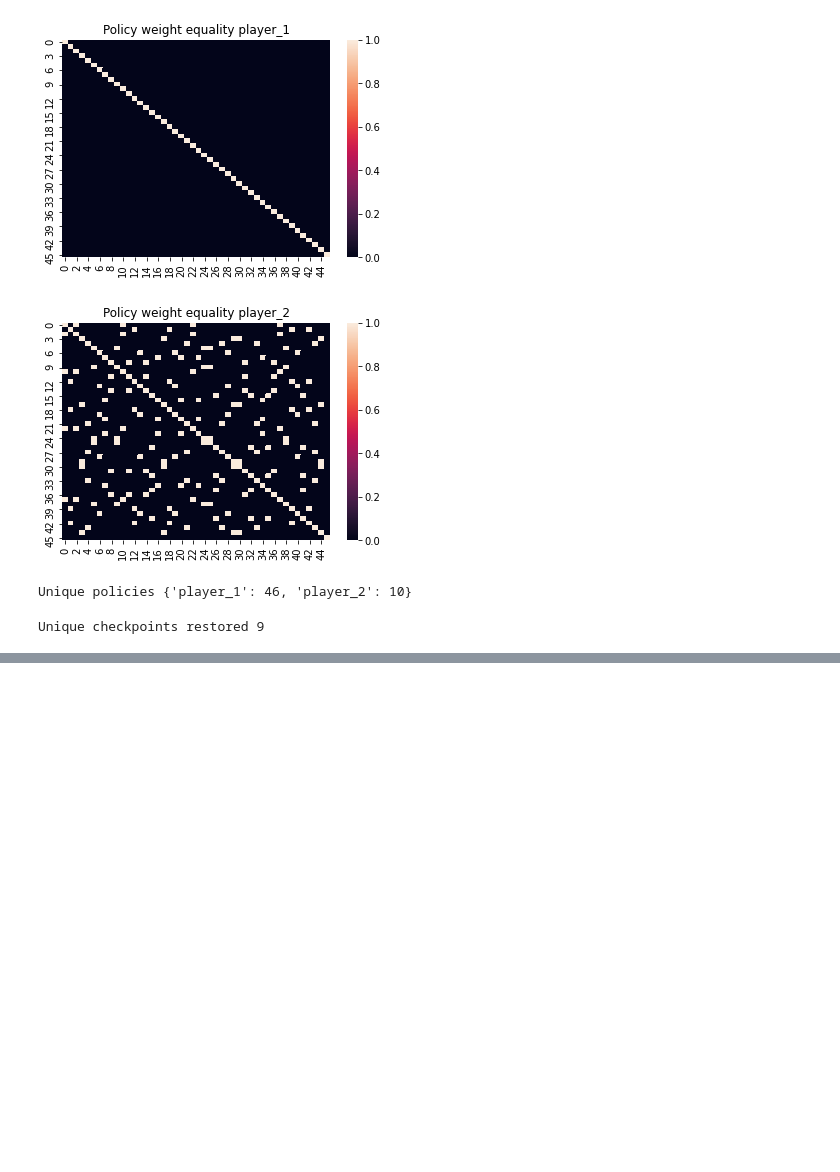
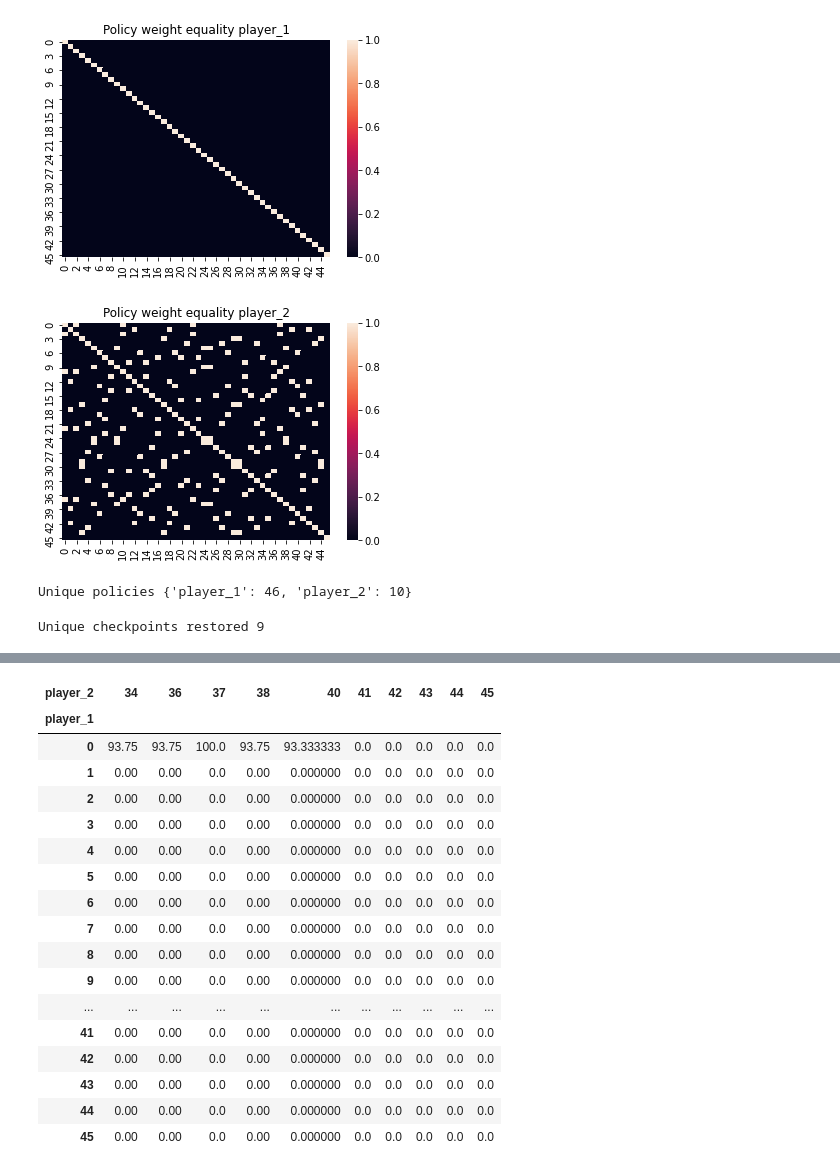
Before and after one commit to HumanCompatibleAI/better-adversarial-defenses, a Jupyter notebook: ap_rllib_experiment_analysis/youshallnotpass_rllib-analysis-eval.ipynb, the cells around one changed output, grey strips where cells are left out. Cells and saved outputs as stored; diff of their text form; code cells hidden in the pictures; blank space fills up the shorter version.

```diff
--- a/ap_rllib_experiment_analysis/youshallnotpass_rllib-analysis-eval.ipynb
+++ b/ap_rllib_experiment_analysis/youshallnotpass_rllib-analysis-eval.ipynb
@@ -335,0 +367,21 @@ eval_data
+# %%
+df_pivot
+# %% [output]
+| player_2 | 34 | 36 | 37 | 38 | 40 | 41 | 42 | 43 | 44 | 45 |
+| player_1 |  |  |  |  |  |  |  |  |  |  |
+| 0 | 93.75 | 93.75 | 100.0 | 93.75 | 93.333333 | 0.0 | 0.0 | 0.0 | 0.0 | 0.0 |
+| 1 | 0.00 | 0.00 | 0.0 | 0.00 | 0.000000 | 0.0 | 0.0 | 0.0 | 0.0 | 0.0 |
+| 2 | 0.00 | 0.00 | 0.0 | 0.00 | 0.000000 | 0.0 | 0.0 | 0.0 | 0.0 | 0.0 |
+| 3 | 0.00 | 0.00 | 0.0 | 0.00 | 0.000000 | 0.0 | 0.0 | 0.0 | 0.0 | 0.0 |
+| 4 | 0.00 | 0.00 | 0.0 | 0.00 | 0.000000 | 0.0 | 0.0 | 0.0 | 0.0 | 0.0 |
+| 5 | 0.00 | 0.00 | 0.0 | 0.00 | 0.000000 | 0.0 | 0.0 | 0.0 | 0.0 | 0.0 |
+| 6 | 0.00 | 0.00 | 0.0 | 0.00 | 0.000000 | 0.0 | 0.0 | 0.0 | 0.0 | 0.0 |
+| 7 | 0.00 | 0.00 | 0.0 | 0.00 | 0.000000 | 0.0 | 0.0 | 0.0 | 0.0 | 0.0 |
+| 8 | 0.00 | 0.00 | 0.0 | 0.00 | 0.000000 | 0.0 | 0.0 | 0.0 | 0.0 | 0.0 |
+| 9 | 0.00 | 0.00 | 0.0 | 0.00 | 0.000000 | 0.0 | 0.0 | 0.0 | 0.0 | 0.0 |
+| ... | ... | ... | ... | ... | ... | ... | ... | ... | ... | ... |
+| 41 | 0.00 | 0.00 | 0.0 | 0.00 | 0.000000 | 0.0 | 0.0 | 0.0 | 0.0 | 0.0 |
+| 42 | 0.00 | 0.00 | 0.0 | 0.00 | 0.000000 | 0.0 | 0.0 | 0.0 | 0.0 | 0.0 |
+| 43 | 0.00 | 0.00 | 0.0 | 0.00 | 0.000000 | 0.0 | 0.0 | 0.0 | 0.0 | 0.0 |
+| 44 | 0.00 | 0.00 | 0.0 | 0.00 | 0.000000 | 0.0 | 0.0 | 0.0 | 0.0 | 0.0 |
+| 45 | 0.00 | 0.00 | 0.0 | 0.00 | 0.000000 | 0.0 | 0.0 | 0.0 | 0.0 | 0.0 |
```
Also changed, not shown: parts of 12 cells of this notebook.
